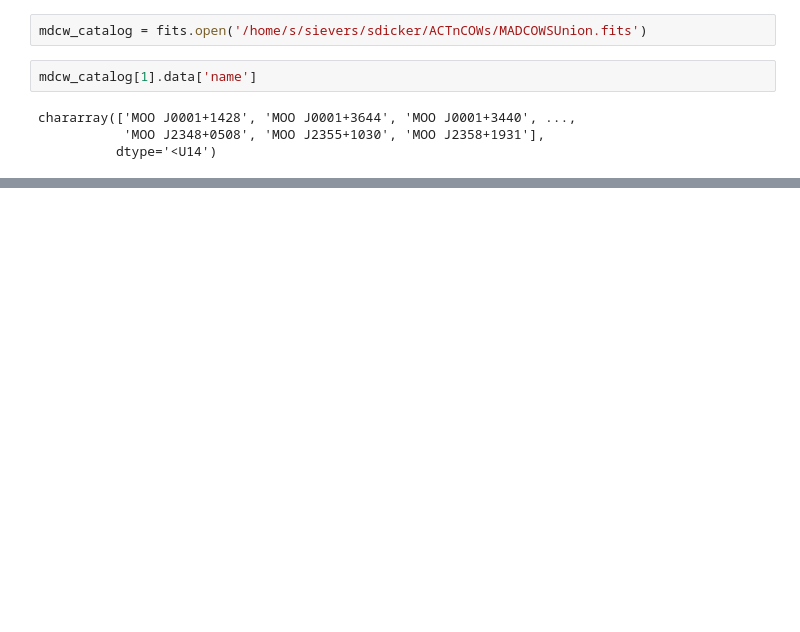
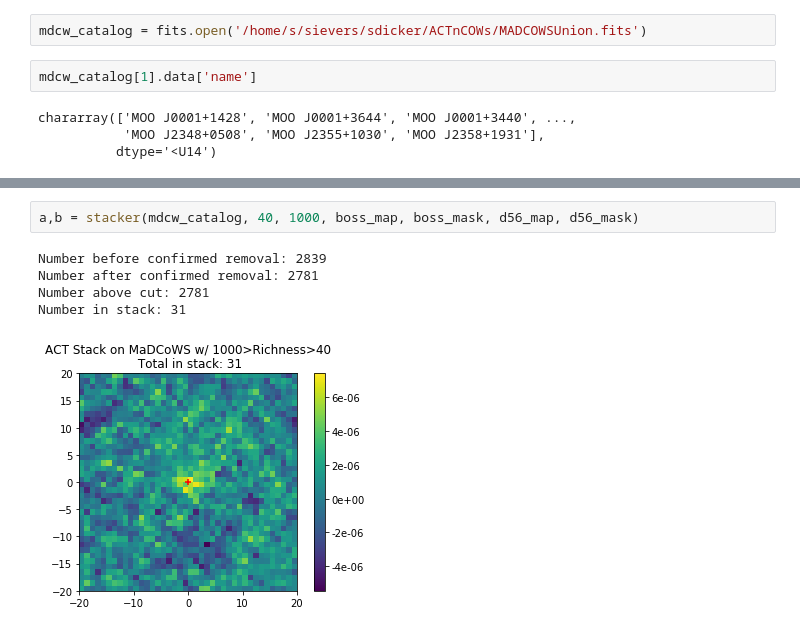
Before and after one commit to Sulla2012/madcowsclusters, a Jupyter notebook: madcows_y_stacker.ipynb, the cells around one changed output, grey strips where cells are left out. Cells and saved outputs as stored; diff of their text form; blank space fills up the shorter version.

```diff
--- a/madcows_y_stacker.ipynb
+++ b/madcows_y_stacker.ipynb
@@ -218,0 +262,8 @@ MOO J2358+1836
+# %%
+a,b = stacker(mdcw_catalog, 40, 1000, boss_map, boss_mask, d56_map, d56_mask)
+# %% [output]
+Number before confirmed removal: 2839
+Number after confirmed removal: 2781
+Number above cut: 2781
+Number in stack: 31
+[figure, added]
```
Also changed, not shown: parts of 11 cells of this notebook, 16 other files.
